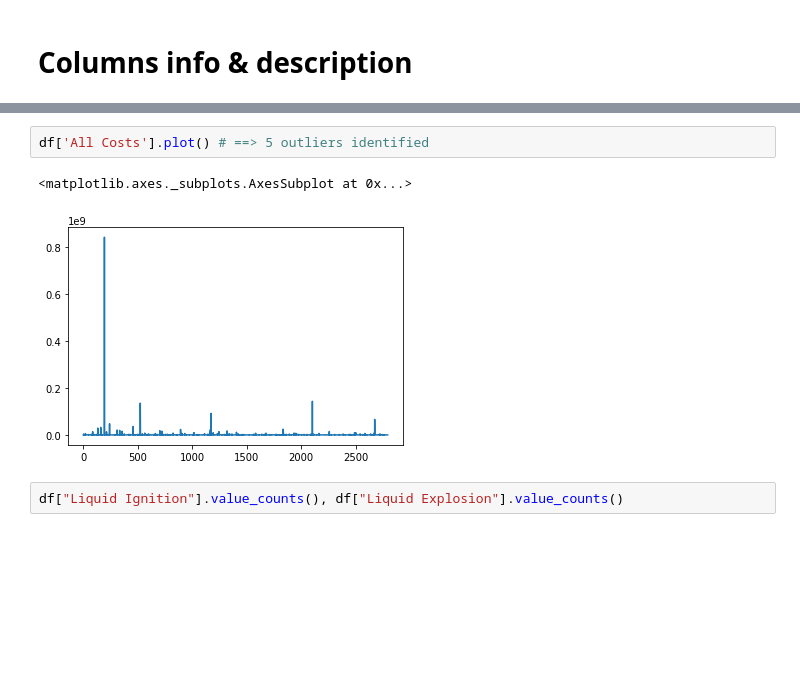
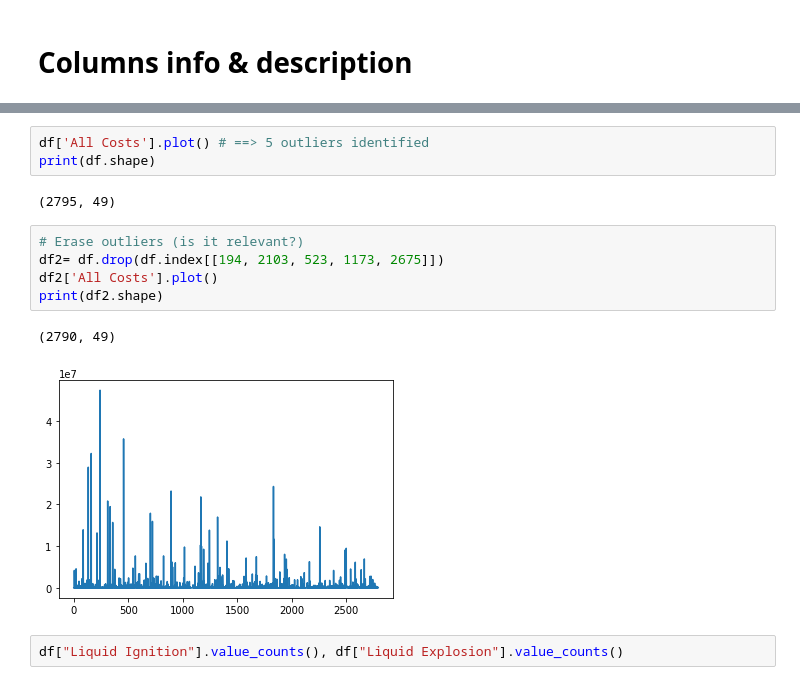
Before and after one commit to AlbandeB/Python-project, a Jupyter notebook: Pipeline Accident Cost Prediction Project.ipynb, the cells around one changed output, grey strips where cells are left out. Saved outputs shown, nothing was run; the diff lists cells and outputs as text; blank space fills up the shorter version.

```diff
--- a/Pipeline Accident Cost Prediction Project.ipynb
+++ b/Pipeline Accident Cost Prediction Project.ipynb
@@ -141,8 +141,16 @@ Name: All Costs, Length: 2795, dtype: int64
 # %%
 df['All Costs'].plot() # ==> 5 outliers identified
+print(df.shape)
 # %% [output]
-<matplotlib.axes._subplots.AxesSubplot at 0x...>
+(2795, 49)
-[figure, removed]
+# %%
+# Erase outliers (is it relevant?)
+df2= df.drop(df.index[[194, 2103, 523, 1173, 2675]])
+df2['All Costs'].plot()
+print(df2.shape)
+# %% [output]
+(2790, 49)
+[figure, added]
 # %%
 df["Liquid Ignition"].value_counts(), df["Liquid Explosion"].value_counts()
 # %% [output]
```
Also changed, not shown: parts of 13 cells of this notebook.
